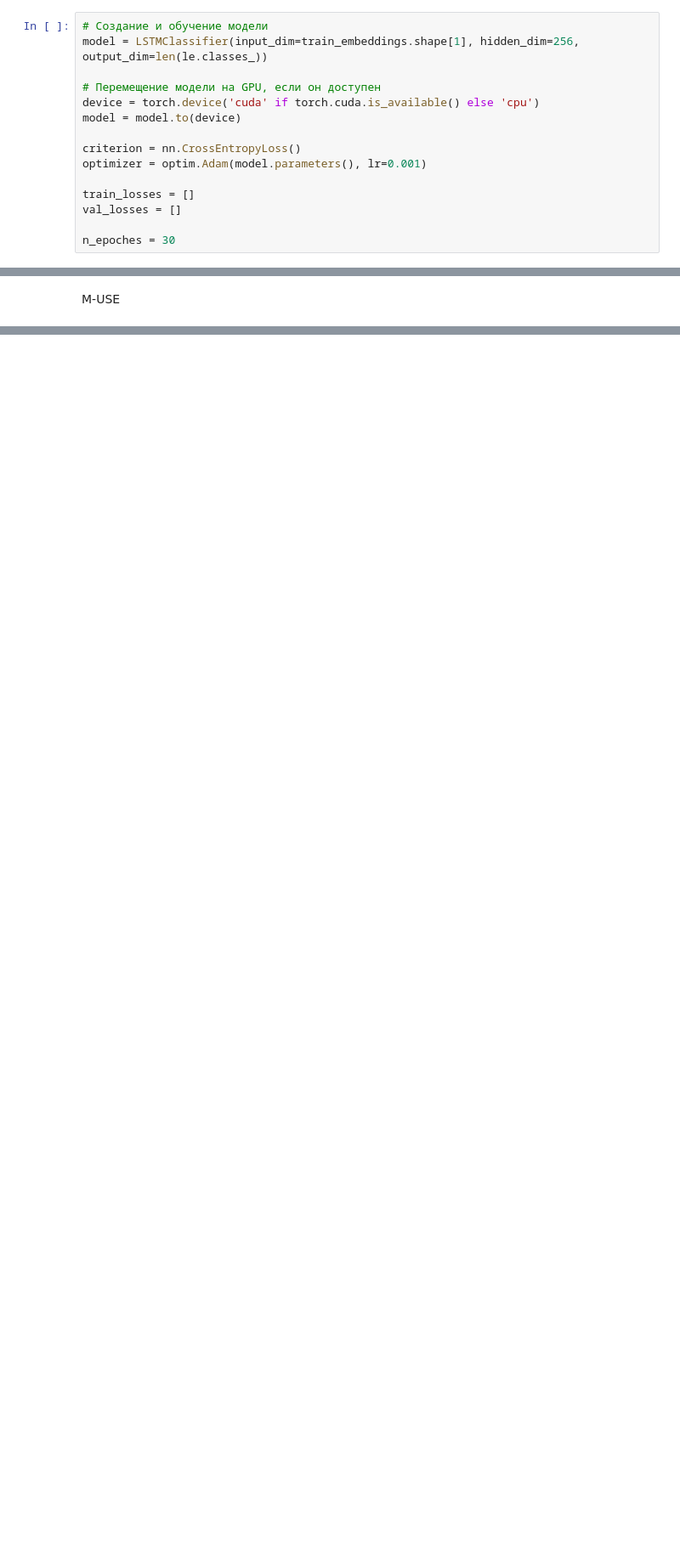
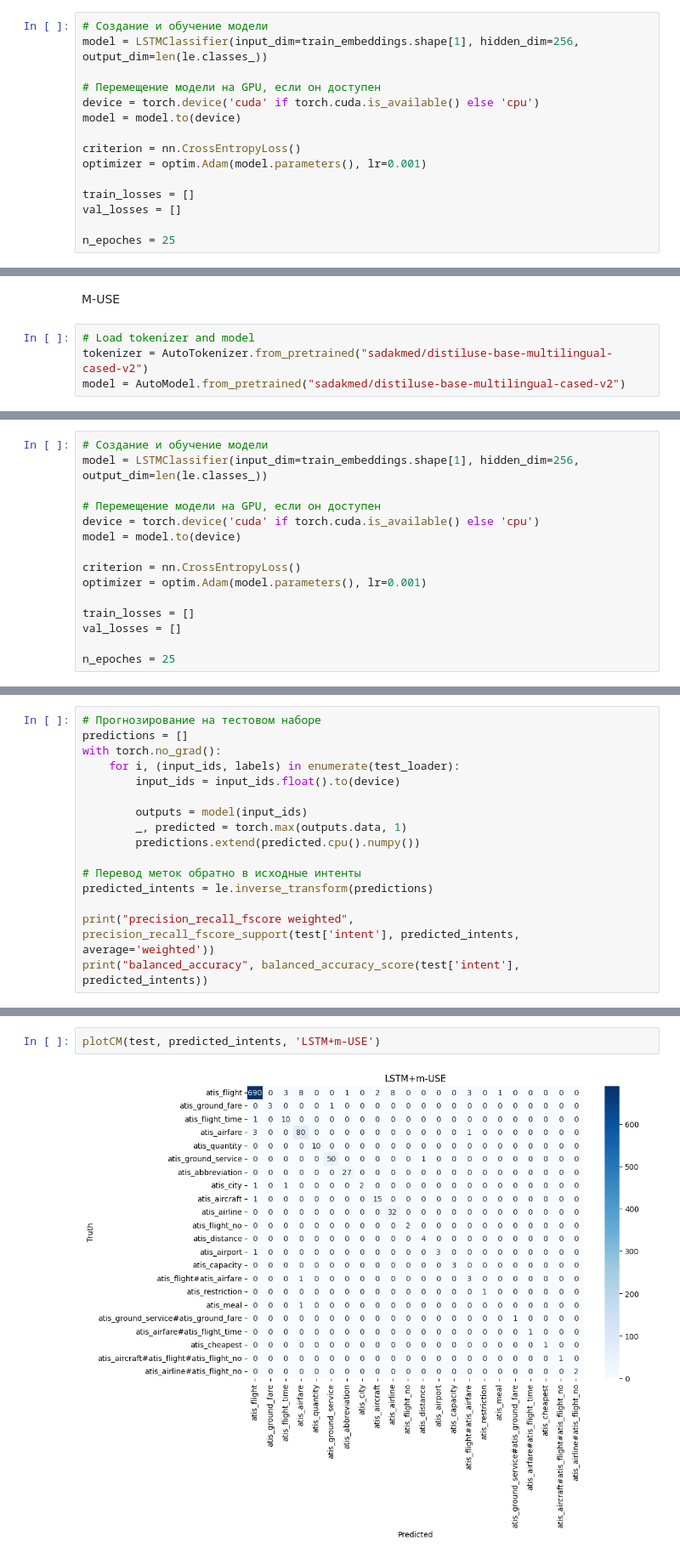
Before and after one commit to AirisFiorentini/Intent-recognition-methods-in-Russian-language-user-generated-content, a Jupyter notebook: atis-lstm.ipynb, the cells around one changed output, grey strips where cells are left out. Shown at 85% size. Saved outputs shown, nothing was run; the diff lists cells and outputs as text; blank space fills up the shorter version.

Commit message:
Kaggle Notebook | ATIS LSTM | TF-IDF || M-USE || mini-LM

```diff
--- a/atis-lstm.ipynb
+++ b/atis-lstm.ipynb
@@ -380,7 +380,7 @@ optimizer = optim.Adam(model.parameters(), lr=0.001)
 train_losses = []
 val_losses = []
 
-n_epoches = 30
+n_epoches = 25
 # %%
 for epoch in range(n_epoches):
     train_loss = 0
@@ -465,3 +465,7 @@ plotCM(test, predicted_intents, 'LSTM+mini-LM')
 [figure]
 # %% [markdown]
 M-USE
+# %%
+# Load tokenizer and model
+tokenizer = AutoTokenizer.from_pretrained("sadakmed/distiluse-base-multilingual-cased-v2")
+model = AutoModel.from_pretrained("sadakmed/distiluse-base-multilingual-cased-v2")
@@ -467,0 +495,15 @@ M-USE
+# %%
+# Создание и обучение модели
+model = LSTMClassifier(input_dim=train_embeddings.shape[1], hidden_dim=256, output_dim=len(le.classes_))
+
+# Перемещение модели на GPU, если он доступен
+device = torch.device('cuda' if torch.cuda.is_available() else 'cpu')
+model = model.to(device)
+
+criterion = nn.CrossEntropyLoss()
+optimizer = optim.Adam(model.parameters(), lr=0.001)
+
+train_losses = []
+val_losses = []
+
+n_epoches = 25
@@ -467,0 +569,16 @@ M-USE
+# %%
+# Прогнозирование на тестовом наборе
+predictions = []
+with torch.no_grad():
+    for i, (input_ids, labels) in enumerate(test_loader):
+        input_ids = input_ids.float().to(device)
+
+        outputs = model(input_ids)
+        _, predicted = torch.max(outputs.data, 1)
+        predictions.extend(predicted.cpu().numpy())
+
+# Перевод меток обратно в исходные интенты
+predicted_intents = le.inverse_transform(predictions)
+
+print("precision_recall_fscore weighted", precision_recall_fscore_support(test['intent'], predicted_intents, average='weighted'))
+print("balanced_accuracy", balanced_accuracy_score(test['intent'], predicted_intents))
@@ -467,0 +588,4 @@ M-USE
+# %%
+plotCM(test, predicted_intents, 'LSTM+m-USE')
+# %% [output]
+[figure, added]
```
Also changed, not shown: parts of 7 cells of this notebook.
